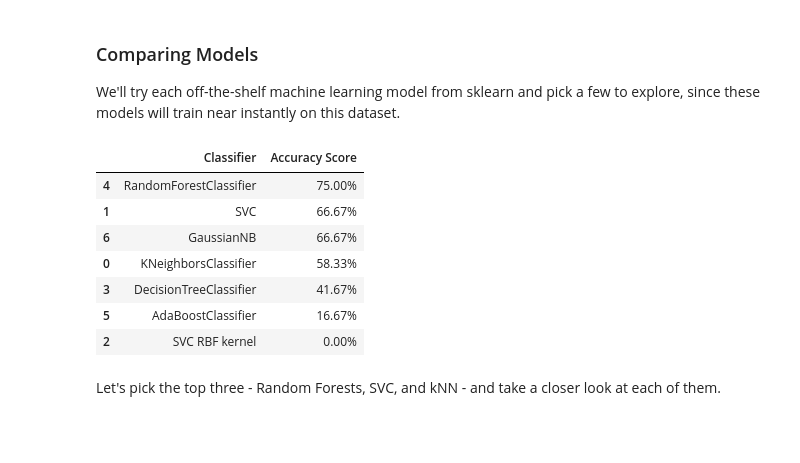
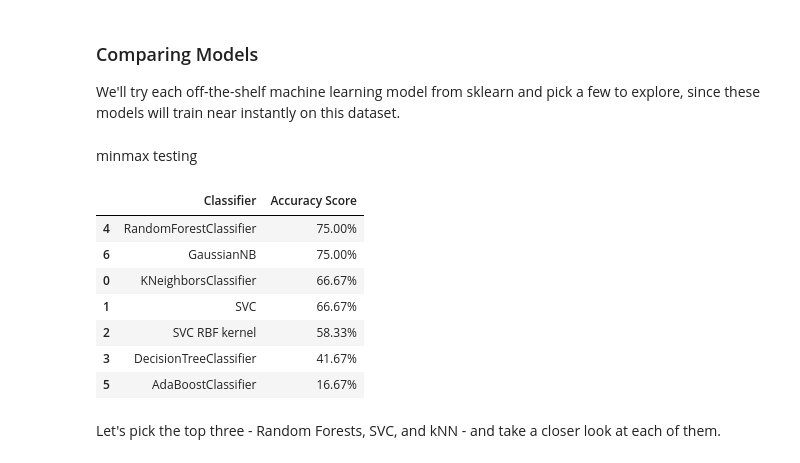
Before and after one commit to manha-star/Week3-ClassicML, a Jupyter notebook: Week_3_MachineLearning.ipynb, the cells around one changed output. Cells and saved outputs as stored; diff of their text form; code cells hidden in the pictures; blank space fills up the shorter version.

Commit message:
added cells for scalled and minmax testing

```diff
--- a/Week_3_MachineLearning.ipynb
+++ b/Week_3_MachineLearning.ipynb
@@ -457,6 +457,8 @@ X_train_minmax, X_test_minmax, _, _ = train_test_split(
 # %% [markdown]
 ### Comparing Models
 We'll try each off-the-shelf machine learning model from sklearn and pick a few to explore, since these models will train near instantly on this dataset.
+# %% [markdown]
+minmax testing
 # %%
 from sklearn.neighbors import KNeighborsClassifier
 from sklearn.svm import SVC
@@ -464,42 +466,42 @@ from sklearn.tree import DecisionTreeClassifier
 from sklearn.ensemble import RandomForestClassifier, AdaBoostClassifier
 from sklearn.naive_bayes import GaussianNB
 #from sklearn.discriminant_analysis import QuadraticDiscriminantAnalysis
 
-from sklearn.discriminant_analysis import LinearDiscriminantAnalysis
+#from sklearn.discriminant_analysis import LinearDiscriminantAnalysis
 
 
 classification_models = [
     KNeighborsClassifier(),#(3),
     SVC(kernel='linear'),#, C=0.025),
     SVC(kernel='rbf'),
     DecisionTreeClassifier(),#max_depth=5),
     RandomForestClassifier(),#max_depth=5, n_estimators=10, max_features=1),
     AdaBoostClassifier(),
     GaussianNB(),
     #QuadraticDiscriminantAnalysis(),
     ##LinearDiscriminantAnalysis()
 
     ]
 
 scores = []
 for model in classification_models:
-    model.fit(X_train, y_train)
-    score = model.score(X_test, y_test)
+    model.fit(X_train_minmax, y_train)
+    score = model.score(X_test_minmax, y_test)
     model_name = type(model).__name__
     if model_name=='SVC' and model.kernel=='rbf': model_name+=' RBF kernel'
     scores.append((model_name,(f'{100*score:.2f}%')))
 # Make it pretty
 scores_df = pd.DataFrame(scores,columns=['Classifier','Accuracy Score'])
 scores_df.sort_values(by='Accuracy Score',axis=0,ascending=False)
 # %% [output]
 |  | Classifier | Accuracy Score |
 | 4 | RandomForestClassifier | 75.00% |
+| 6 | GaussianNB | 75.00% |
+| 0 | KNeighborsClassifier | 66.67% |
 | 1 | SVC | 66.67% |
-| 6 | GaussianNB | 66.67% |
-| 0 | KNeighborsClassifier | 58.33% |
+| 2 | SVC RBF kernel | 58.33% |
 | 3 | DecisionTreeClassifier | 41.67% |
 | 5 | AdaBoostClassifier | 16.67% |
-| 2 | SVC RBF kernel | 0.00% |
 # %% [markdown]
 Let's pick the top three - Random Forests, SVC, and kNN - and take a closer look at each of them.
 # %% [markdown]
```
Also changed, not shown: parts of 3 cells of this notebook.
